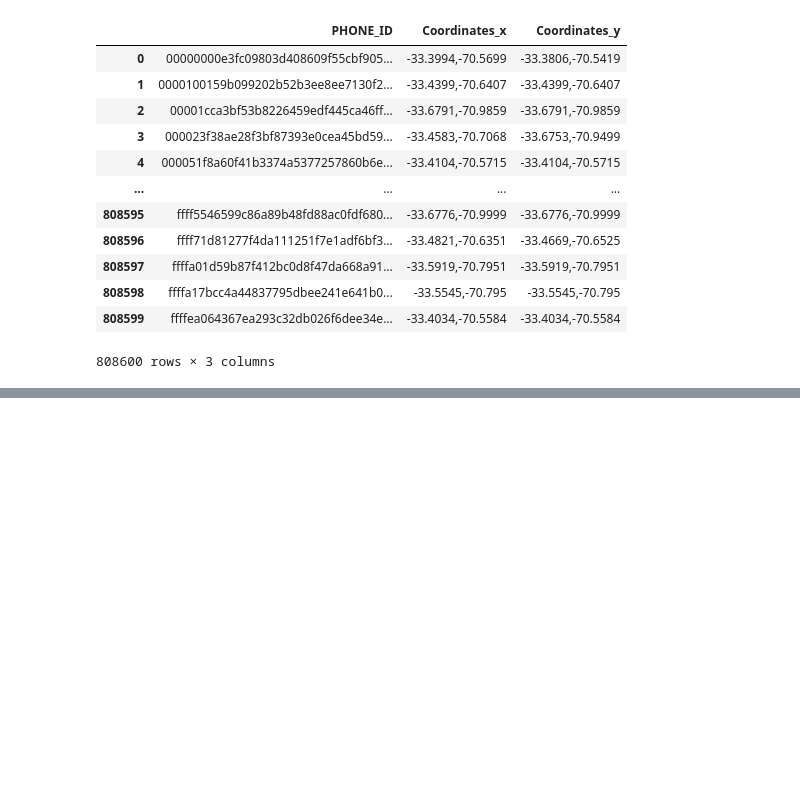
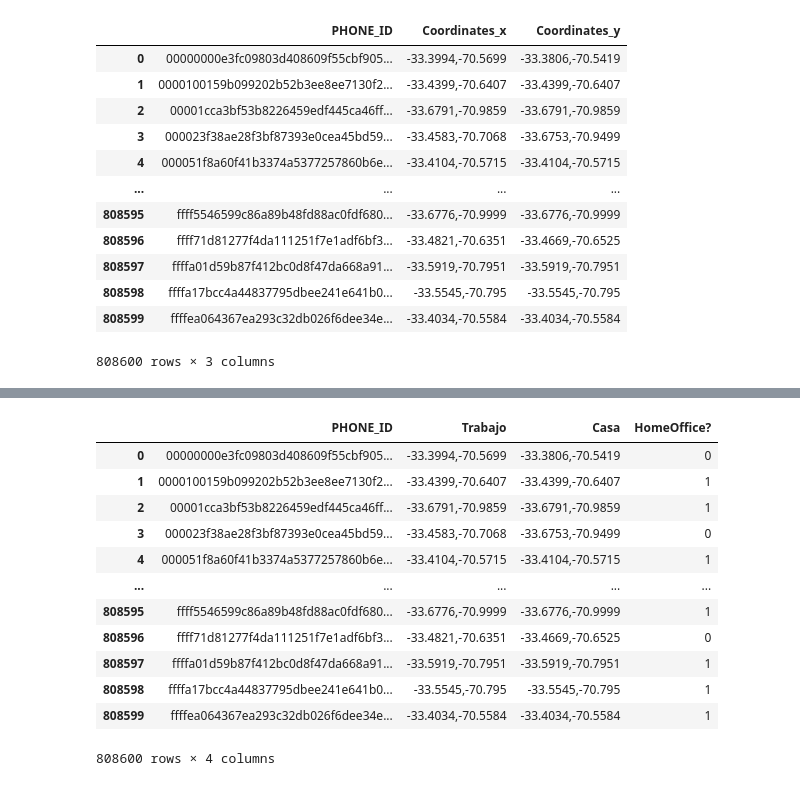
Before and after one commit to Davidguzley/Movilidad-Chile, a Jupyter notebook: Codigo/Modeling/getting_model.ipynb, the cells around one changed output, grey strips where cells are left out. Saved outputs shown, nothing was run; the diff lists cells and outputs as text; code cells hidden in the pictures; blank space fills up the shorter version.

```diff
--- a/Codigo/Modeling/getting_model.ipynb
+++ b/Codigo/Modeling/getting_model.ipynb
@@ -219,14 +204,28 @@ df_merge.rename(columns={'Coordinates_x':'Trabajo',
 # %%
 # Generamos una columna para determinar si existe home-office
 df_merge["HomeOffice?"] = None
 
 for i in range(len(df_merge)):
     if df_merge.Trabajo[i] == df_merge.Casa[i]:
-        df_merge["HomeOffice?"][i] = "YES"
+        df_merge["HomeOffice?"][i] = 1
     else:
-        df_merge["HomeOffice?"][i] = "NO"
+        df_merge["HomeOffice?"][i] = 0
 
 df_merge
+# %% [output]
+|  | PHONE_ID | Trabajo | Casa | HomeOffice? |
+| 0 | 00000000e3fc09803d408609f55cbf905... | -33.3994,-70.5699 | -33.3806,-70.5419 | 0 |
+| 1 | 0000100159b099202b52b3ee8ee7130f2... | -33.4399,-70.6407 | -33.4399,-70.6407 | 1 |
+| 2 | 00001cca3bf53b8226459edf445ca46ff... | -33.6791,-70.9859 | -33.6791,-70.9859 | 1 |
+| 3 | 000023f38ae28f3bf87393e0cea45bd59... | -33.4583,-70.7068 | -33.6753,-70.9499 | 0 |
+| 4 | 000051f8a60f41b3374a5377257860b6e... | -33.4104,-70.5715 | -33.4104,-70.5715 | 1 |
+| ... | ... | ... | ... | ... |
+| 808595 | ffff5546599c86a89b48fd88ac0fdf680... | -33.6776,-70.9999 | -33.6776,-70.9999 | 1 |
+| 808596 | ffff71d81277f4da111251f7e1adf6bf3... | -33.4821,-70.6351 | -33.4669,-70.6525 | 0 |
+| 808597 | ffffa01d59b87f412bc0d8f47da668a91... | -33.5919,-70.7951 | -33.5919,-70.7951 | 1 |
+| 808598 | ffffa17bcc4a44837795dbee241e641b0... | -33.5545,-70.795 | -33.5545,-70.795 | 1 |
+| 808599 | ffffea064367ea293c32db026f6dee34e... | -33.4034,-70.5584 | -33.4034,-70.5584 | 1 |
+808600 rows × 4 columns
 # %%
 # Guardamos nuestro datos finales en un csv
 df_merge.to_csv('train.csv')
```
Also changed, not shown: parts of 2 cells of this notebook.
